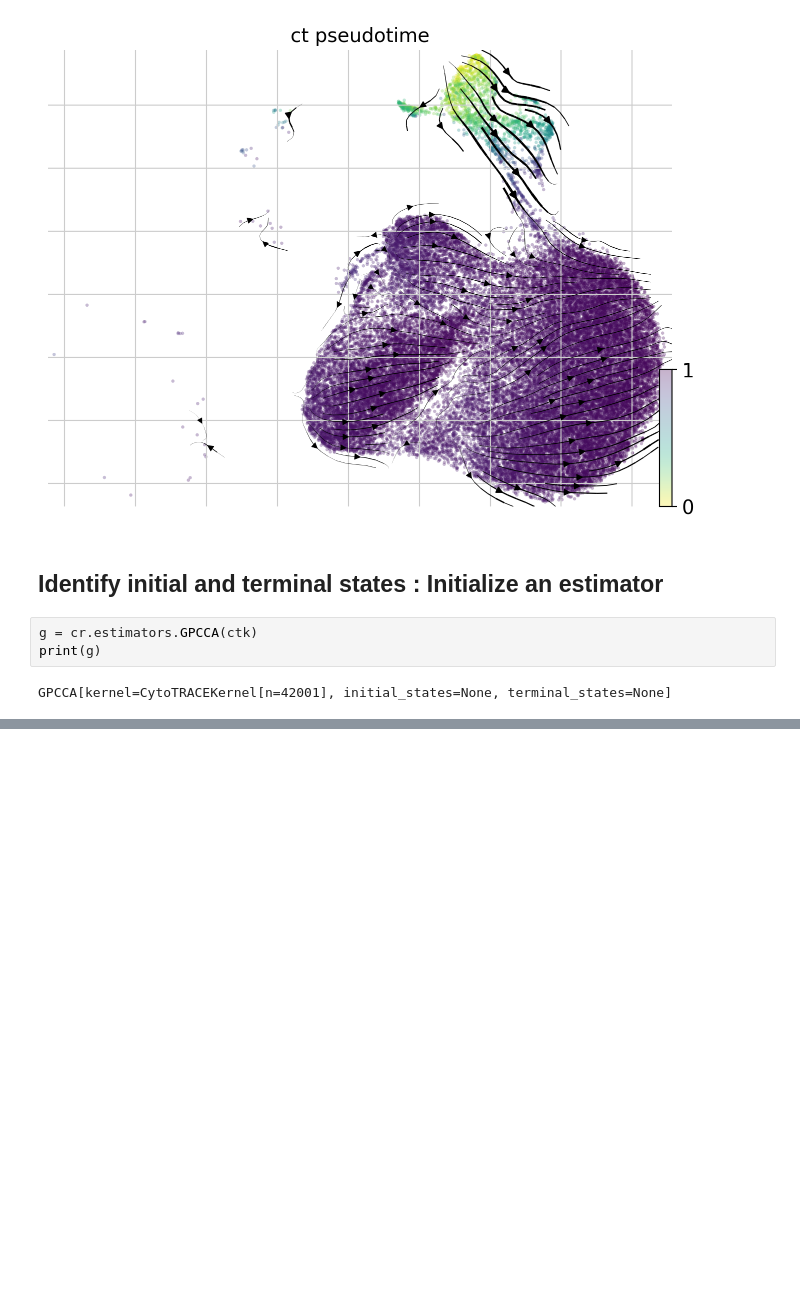
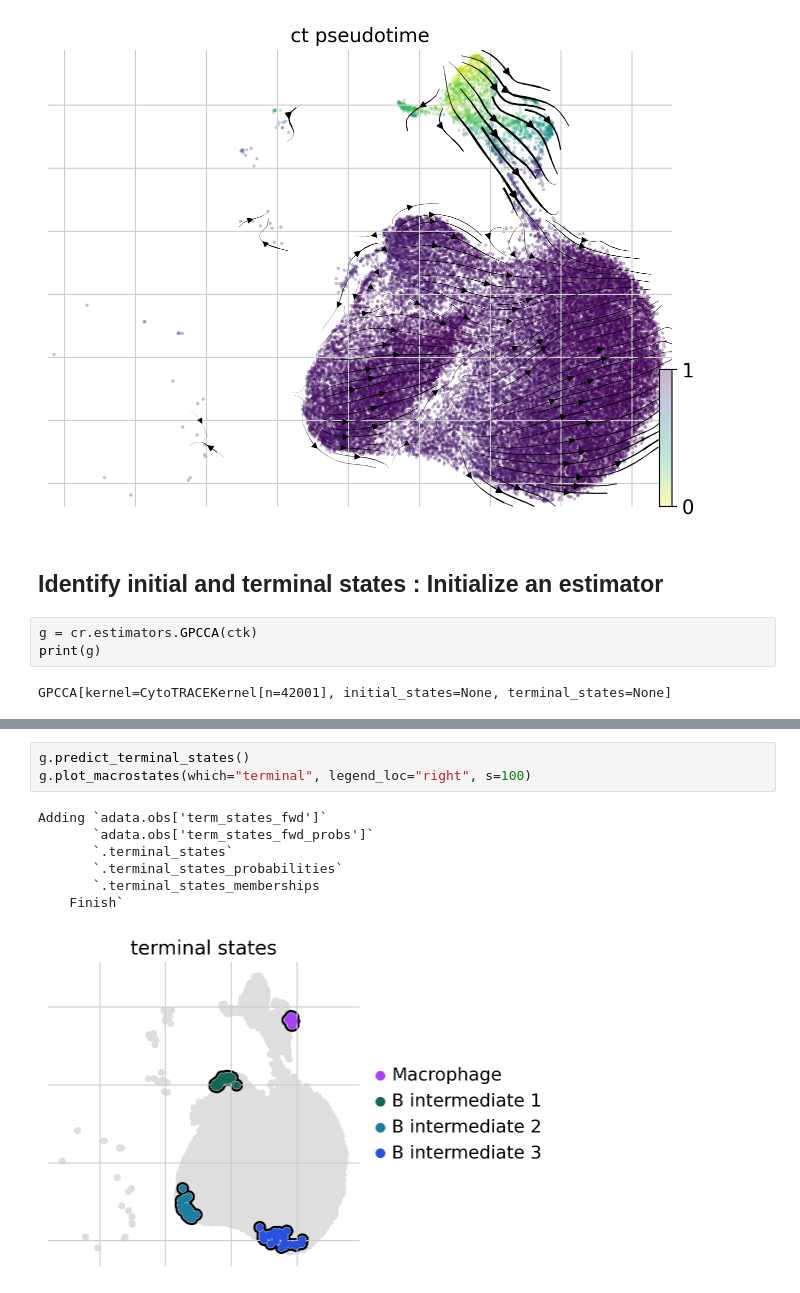
Before and after one commit to Augugustine/CITE-seq-analysis-CLL, a Jupyter notebook: 2-Analysis/Trajectory/CellRank_CytoTrace.ipynb, the cells around one changed output, grey strips where cells are left out. Saved outputs shown, nothing was run; the diff lists cells and outputs as text; blank space fills up the shorter version.

```diff
--- a/2-Analysis/Trajectory/CellRank_CytoTrace.ipynb
+++ b/2-Analysis/Trajectory/CellRank_CytoTrace.ipynb
@@ -163,0 +179,11 @@ Computing Schur decomposition
+# %%
+g.predict_terminal_states()
+g.plot_macrostates(which="terminal", legend_loc="right", s=100)
+# %% [output]
+Adding `adata.obs['term_states_fwd']`
+       `adata.obs['term_states_fwd_probs']`
+       `.terminal_states`
+       `.terminal_states_probabilities`
+       `.terminal_states_memberships
+    Finish`
+[figure, added]
```
Also changed, not shown: parts of 8 cells of this notebook.
